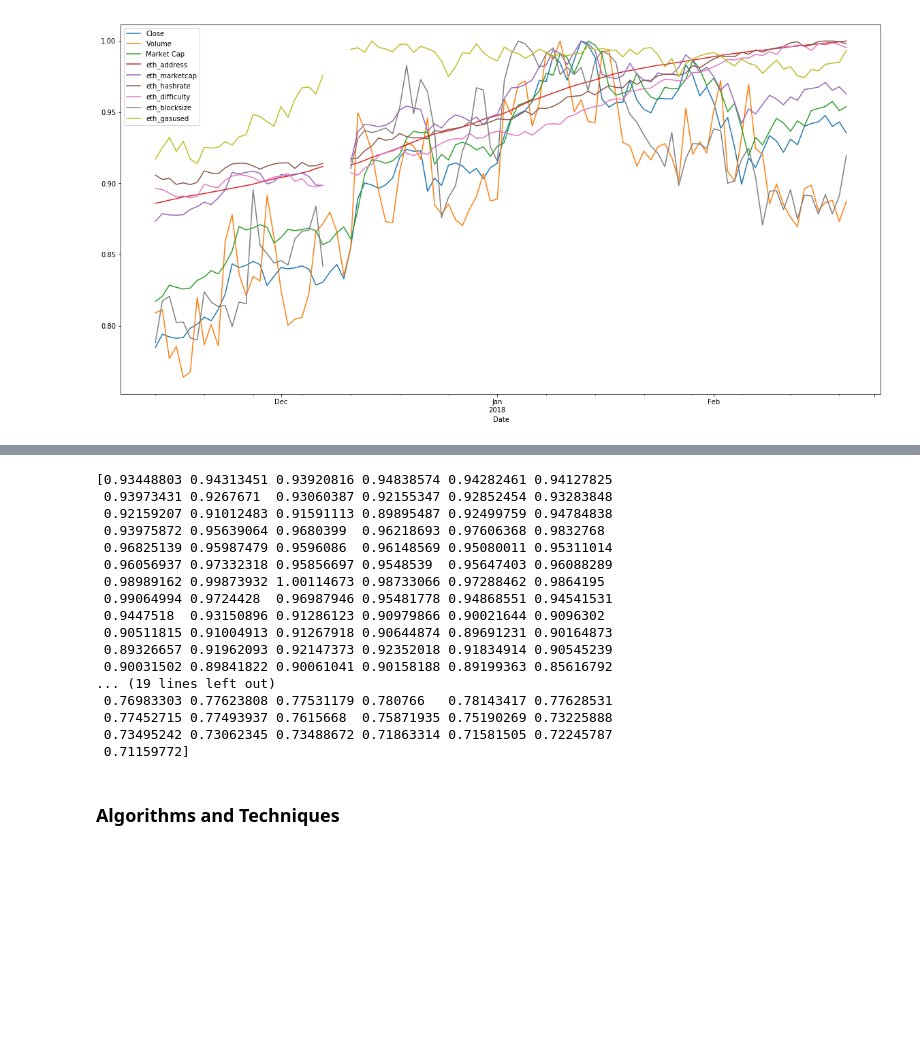
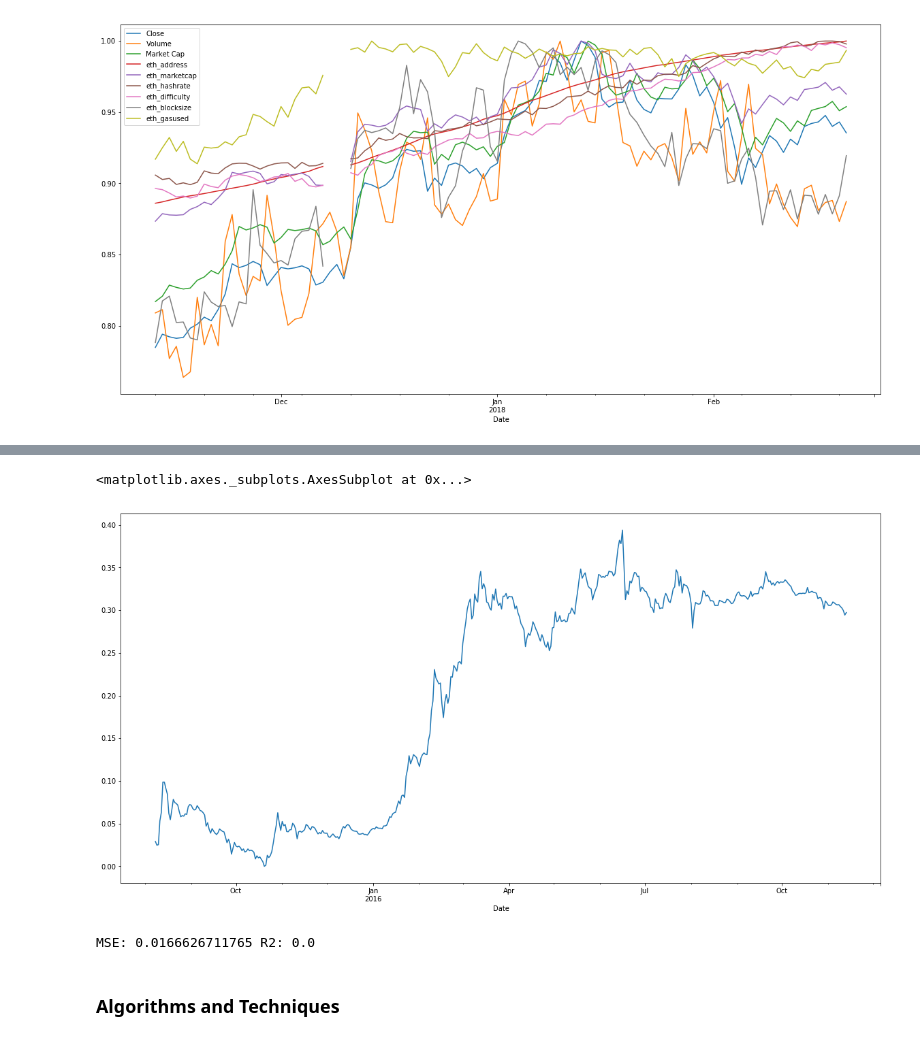
Before and after one commit to nkittsteiner/MLND-capstone-project, a Jupyter notebook: MLND_proposal.ipynb, the cells around one changed output, grey strips where cells are left out. Cells and saved outputs as stored; diff of their text form; code cells hidden in the pictures; blank space fills up the shorter version.

```diff
--- a/MLND_proposal.ipynb
+++ b/MLND_proposal.ipynb
@@ -188,32 +197,23 @@ print(len(X_train), len(y_train), len(X_test), len(y_test), len(df))
+# %%
+y_train.plot(figsize=(20,10))
+# %% [output]
+<matplotlib.axes._subplots.AxesSubplot at 0x...>
+[figure, added]
 # %%
 # Regression metrics
-from sklearn.metrics import mean_squared_error
+from sklearn.metrics import mean_squared_error, r2_score
 from sklearn.linear_model import LinearRegression
-import matplotlib as mpl
-
-classifier = LinearRegression()
-classifier.fit(X_train, y_train)
-guesses = classifier.predict(X_train)
-error = mean_squared_error(y_train, guesses)
-print(guesses)
-#pd.DataFrame(temp).plot()
+from sklearn.metrics import accuracy_score
-# %% [output]
-[0.93448803 0.94313451 0.93920816 0.94838574 0.94282461 0.94127825
- 0.93973431 0.9267671  0.93060387 0.92155347 0.92852454 0.93283848
- 0.92159207 0.91012483 0.91591113 0.89895487 0.92499759 0.94784838
- 0.93975872 0.95639064 0.9680399  0.96218693 0.97606368 0.9832768
- 0.96825139 0.95987479 0.9596086  0.96148569 0.95080011 0.95311014
- 0.96056937 0.97332318 0.95856697 0.9548539  0.95647403 0.96088289
- 0.98989162 0.99873932 1.00114673 0.98733066 0.97288462 0.9864195
- 0.99064994 0.9724428  0.96987946 0.95481778 0.94868551 0.94541531
- 0.9447518  0.93150896 0.91286123 0.90979866 0.90021644 0.9096302
- 0.90511815 0.91004913 0.91267918 0.90644874 0.89691231 0.90164873
- 0.89326657 0.91962093 0.92147373 0.92352018 0.91834914 0.90545239
- 0.90031502 0.89841822 0.90061041 0.90158188 0.89199363 0.85616792
-... (19 lines left out)
- 0.76983303 0.77623808 0.77531179 0.780766   0.78143417 0.77628531
- 0.77452715 0.77493937 0.7615668  0.75871935 0.75190269 0.73225888
- 0.73495242 0.73062345 0.73488672 0.71863314 0.71581505 0.72245787
- 0.71159772]
+# %%
+# Creating a simple average predictor.
+const = y_train.mean()
+y_dummy = pd.DataFrame([const for x in y_train.index], index=y_train.index)
+#y_dummy['train'] = y_train
+#y_dummy.plot()
+error = mean_squared_error(y_train, y_dummy)
+r2 = r2_score(y_train, y_dummy)
+print("MSE: {} R2: {}".format(error, r2))
+# %% [output]
+MSE: 0.0166626711765 R2: 0.0
 # %% [markdown]
 ### Algorithms and Techniques
```
Also changed, not shown: parts of 10 cells of this notebook.
